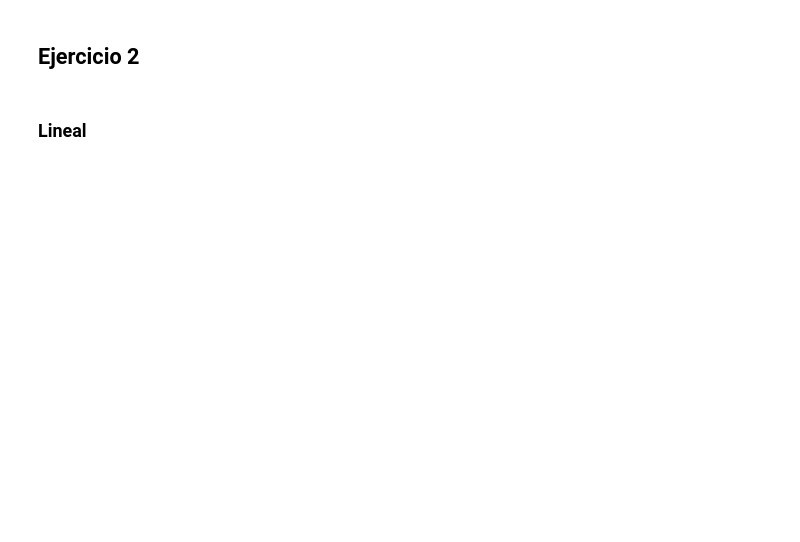
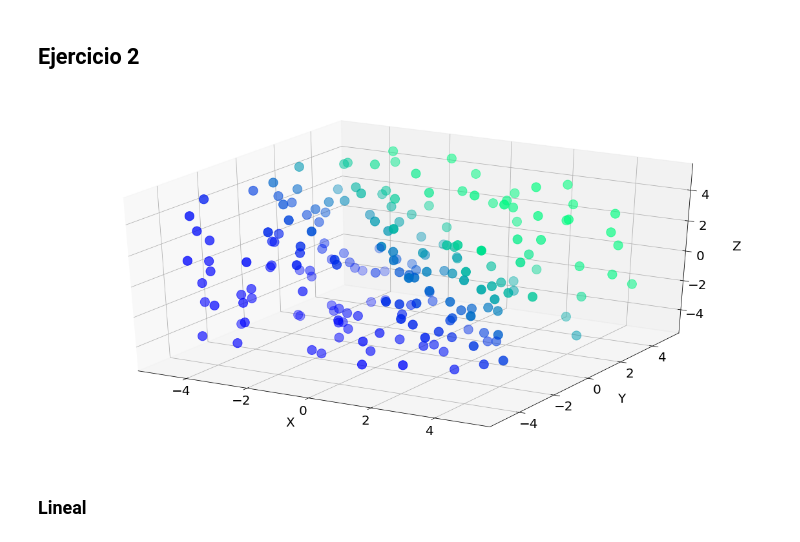
Before and after one commit to Natu17/TPs_SIA, a Jupyter notebook: TP3/TP3.ipynb, the cells around one changed output. Cells and saved outputs as stored; diff of their text form; code cells hidden in the pictures; blank space fills up the shorter version.

Commit message:
Graphics 3D for problem 2

```diff
--- a/TP3/TP3.ipynb
+++ b/TP3/TP3.ipynb
@@ -3,6 +3,10 @@ import numpy as np
 from network import Network
 import matplotlib.pyplot as plt
 import matplotlib.animation as animation
+from mpl_toolkits import mplot3d
+
+plt.rcParams.update({'font.size': 20})
+plt.rc('figure', figsize=(20, 10))
 # %% [markdown]
 ## Ejercicio 1
 # %%
@@ -98,18 +98,35 @@ plot(dataset, network)
 # %%
 from datasets import training_dataset_2
 
 expected = [y[0] for x, y in training_dataset_2]
 
 max_value = max(expected)
 min_value = min(expected)
 
 delta = (max_value - min_value)/2
 
 normalized = []
 
 for (x, y), v in zip(training_dataset_2, expected):
     e = (v - min_value)/delta - 1
     normalized.append((x, [e]))
+
+
+plt.figure("Dataset 2")
+ax = plt.axes(projection='3d')
+
+X = [x[0][0] for x in training_dataset_2]
+Y = [x[0][1] for x in training_dataset_2]
+Z = [x[0][2] for x in training_dataset_2]
+c = [x[1][0] for x in training_dataset_2]
+ax.scatter3D(X, Y,Z, c=c, cmap="winter", s=200)
+ax.set_xlabel('X', labelpad=20)
+ax.set_ylabel('Y', labelpad=20)
+ax.set_zlabel('Z', labelpad=20)
+
+plt.show()
+# %% [output]
+[figure, added]
 # %% [markdown]
 ### Lineal
 # %%
```
Also changed, not shown: parts of 10 cells of this notebook.
